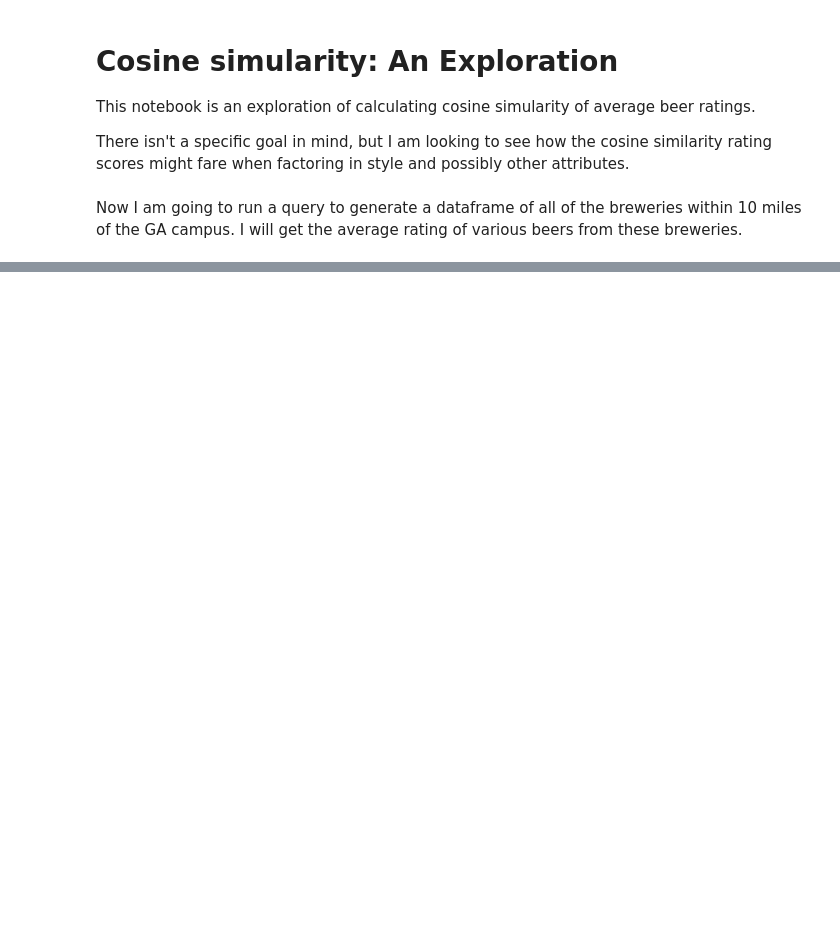
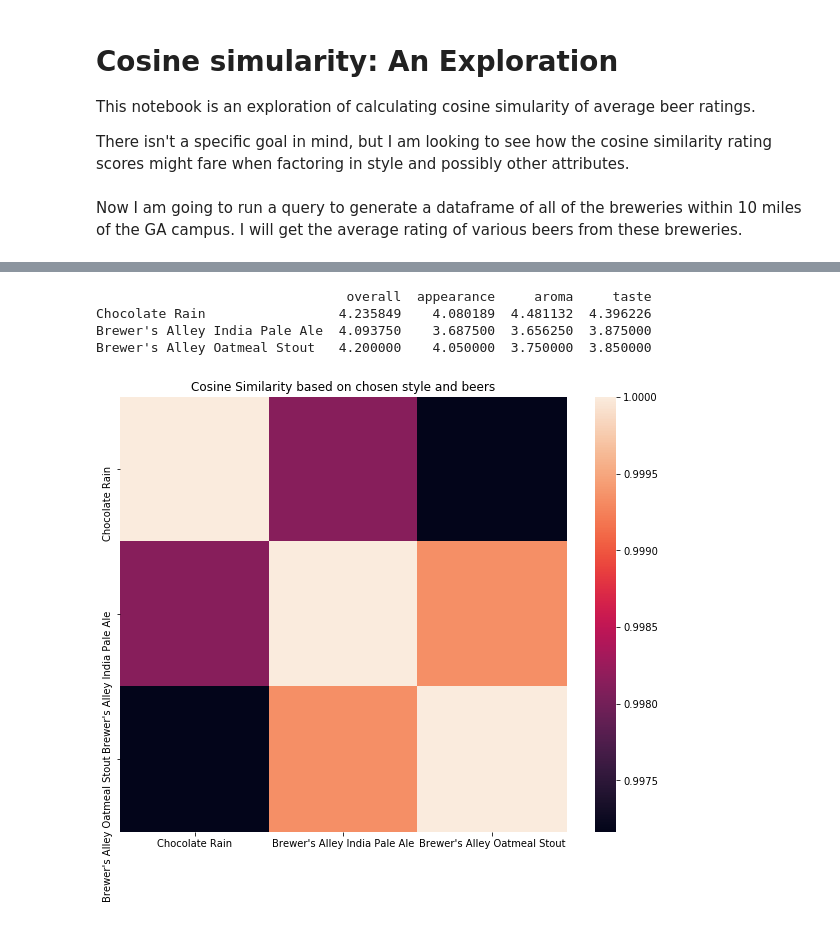
Before and after one commit to rajangdavis/getcraftbeer_eda, a Jupyter notebook: notebooks/Cosine Simularity Exploration.ipynb, the cells around one changed output, grey strips where cells are left out. Cells and saved outputs as stored; diff of their text form; code cells hidden in the pictures; blank space fills up the shorter version.

```diff
--- a/notebooks/Cosine Simularity Exploration.ipynb
+++ b/notebooks/Cosine Simularity Exploration.ipynb
@@ -83,0 +196,17 @@ See the caveats in the documentation: http://pandas.pydata.org/pandas-docs/stabl
+# %%
+# pick a beer
+# recommend nearby based on style
+# and cosine simularity
+
+chocolate_rain_query = """
+SELECT reviews.review_overall as overall,
+reviews.review_appearance as appearance,
+reviews.review_aroma as aroma,
+reviews.review_taste as taste,
+beers.name, styles.name as style
+FROM beers, reviews, styles
+WHERE beers.style_id = styles.id
+AND reviews.beer_id = beers.id
+AND beers.name = 'Chocolate Rain';
+"""
+chocolate_rain = pd.read_sql(sql(chocolate_rain_query), con=engine)
@@ -83,0 +267,26 @@ See the caveats in the documentation: http://pandas.pydata.org/pandas-docs/stabl
+# %%
+cr_mat = chocolate_rain.groupby(["name"])["overall", "appearance","aroma","taste"].mean()
+
+beer_sim_mat = pd.concat([
+    cr_mat[["overall", "appearance","aroma","taste"]],
+    cosine_results[(
+        cosine_results["style"] == 'English Sweet / Milk Stout') | (cosine_results["style"] == 'American Cream Ale')
+    ].groupby(["beer_name"])[["overall", "appearance","aroma","taste","beer_name","style"]].mean()
+])
+
+
+sim_matrix = cosine_similarity(beer_sim_mat, beer_sim_mat)
+
+beer_sim = pd.DataFrame(sim_matrix, columns=beer_sim_mat.index, index=beer_sim_mat.index)
+print(beer_sim_mat)
+plt.figure(figsize=(10,8))
+sns.heatmap(beer_sim)
+plt.title(f"Cosine Similarity based on chosen style and beers")
+[print() for i in range(5)]
+plt.show()
+# %% [output]
+                                overall  appearance     aroma     taste
+Chocolate Rain                 4.235849    4.080189  4.481132  4.396226
+Brewer's Alley India Pale Ale  4.093750    3.687500  3.656250  3.875000
+Brewer's Alley Oatmeal Stout   4.200000    4.050000  3.750000  3.850000
+[figure, added]
```
Also changed, not shown: parts of 13 cells of this notebook, 1 other file.
